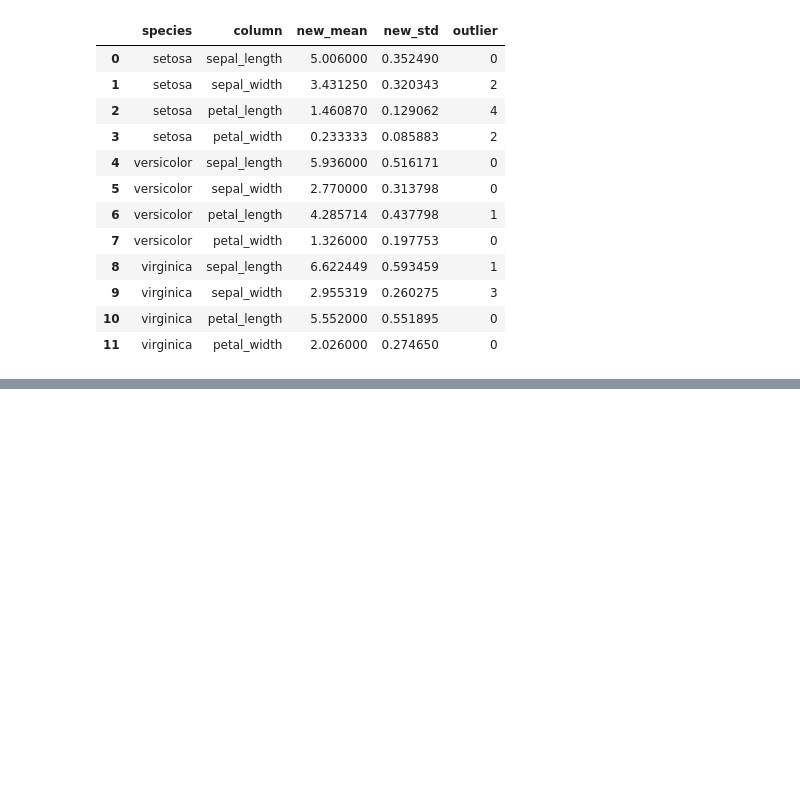
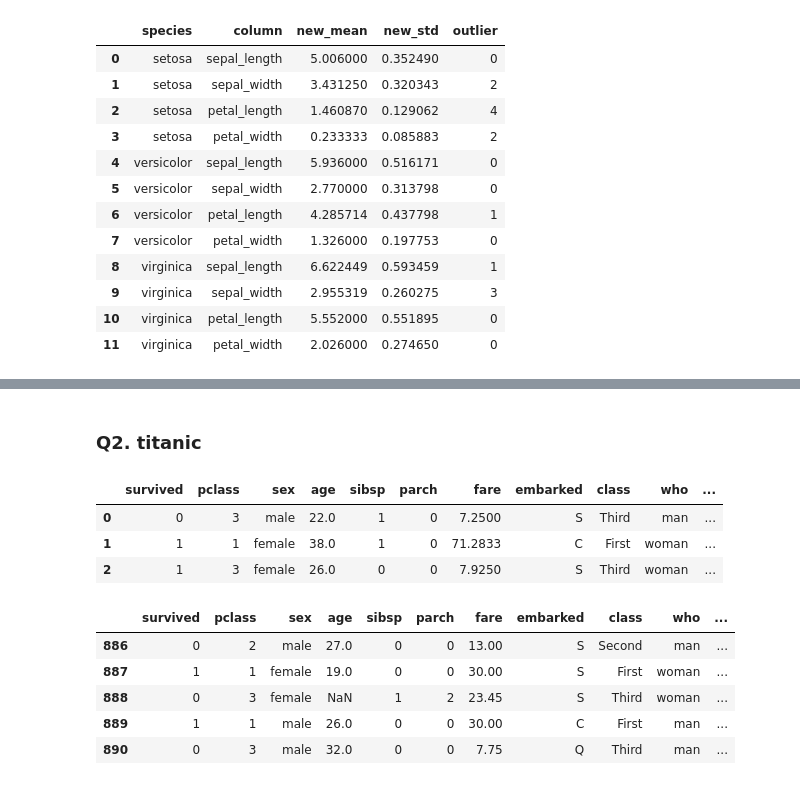
Before and after one commit to 1unasy/MachineLearning-2021-12, a Jupyter notebook: 00.데이터분석/23.Pandas연습문제_1224실습.ipynb, the cells around one changed output, grey strips where cells are left out. Saved outputs shown, nothing was run; the diff lists cells and outputs as text; code cells hidden in the pictures; blank space fills up the shorter version.

```diff
--- a/00.데이터분석/23.Pandas연습문제_1224실습.ipynb
+++ b/00.데이터분석/23.Pandas연습문제_1224실습.ipynb
@@ -139,0 +168,22 @@ df
+# %% [markdown]
+### Q2. titanic
+# %%
+# 데이터 불러오기
+titanic.head(3)
+# %% [output]
+|  | survived | pclass | sex | age | sibsp | parch | fare | embarked | class | who | ... |
+| 0 | 0 | 3 | male | 22.0 | 1 | 0 | 7.2500 | S | Third | man | ... |
+| 1 | 1 | 1 | female | 38.0 | 1 | 0 | 71.2833 | C | First | woman | ... |
+| 2 | 1 | 3 | female | 26.0 | 0 | 0 | 7.9250 | S | Third | woman | ... |
+# %%
+# 2-a
+# apply가 들어가면 lambda 함수에서 x는 Series (하나의 컬럼)
+titanic['category1'] = titanic.apply(lambda x : x.sex if x.age > 20 else 'child', axis=1)
+titanic.tail()
+# %% [output]
+|  | survived | pclass | sex | age | sibsp | parch | fare | embarked | class | who | ... |
+| 886 | 0 | 2 | male | 27.0 | 0 | 0 | 13.00 | S | Second | man | ... |
+| 887 | 1 | 1 | female | 19.0 | 0 | 0 | 30.00 | S | First | woman | ... |
+| 888 | 0 | 3 | female | NaN | 1 | 2 | 23.45 | S | Third | woman | ... |
+| 889 | 1 | 1 | male | 26.0 | 0 | 0 | 30.00 | C | First | man | ... |
+| 890 | 0 | 3 | male | 32.0 | 0 | 0 | 7.75 | Q | Third | man | ... |
```
Also changed, not shown: parts of 35 cells of this notebook.
